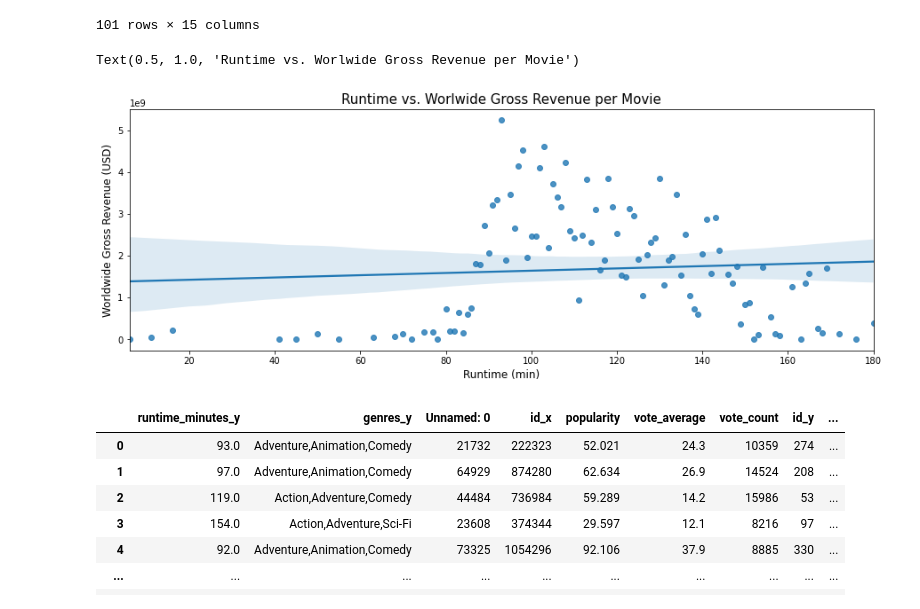
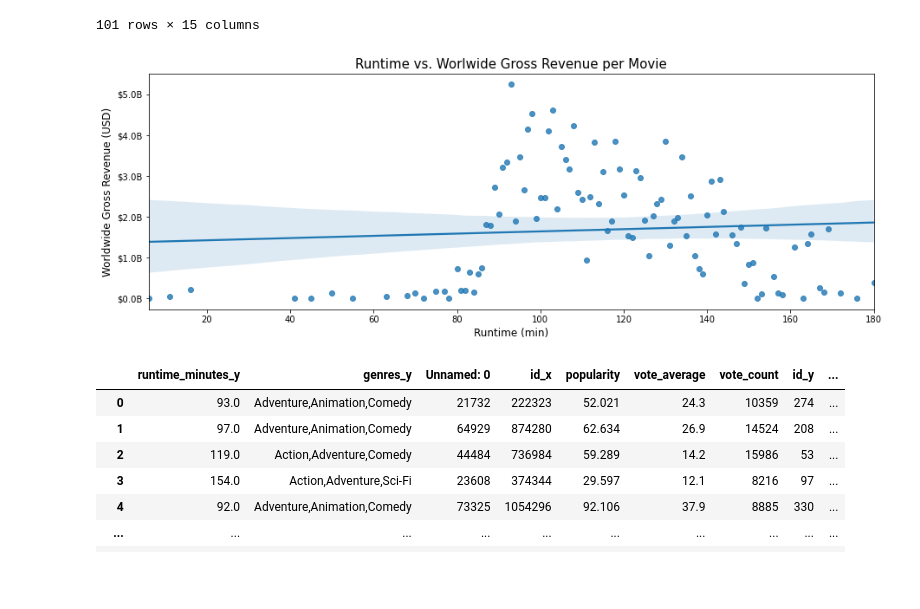
Before and after one commit to SpaceMonkey0453/Phase1_Project, a Jupyter notebook: Andre/Project_draft.ipynb, the cells around one changed output. Drawn from its saved outputs; the diff is of its cells as text; code cells hidden in the pictures; blank space fills up the shorter version.

```diff
--- a/Andre/Project_draft.ipynb
+++ b/Andre/Project_draft.ipynb
@@ -582,12 +582,13 @@ run
 # %%
 fig, ax = plt.subplots(figsize=(15, 5))
 sns.regplot(x=run["runtime_minutes_y"], y=run["worldwide_gross_int"],ax=ax)
 ax.set_xlabel("Runtime (min)", size = 12 )
 ax.set_ylabel("Worldwide Gross Revenue (USD)", size = 12)
 ax.set_title("Runtime vs. Worlwide Gross Revenue per Movie", size = 15)
+formatter = ticker.FuncFormatter(lambda x, pos: '$%1.1fB' % (x * 1e-9))
+ax.yaxis.set_major_formatter(formatter);
 # %% [output]
-Text(0.5, 1.0, 'Runtime vs. Worlwide Gross Revenue per Movie')
-[figure, old version]
+[figure, new version]
 # %%
 run_gen = mov_clean.groupby(["runtime_minutes_y","genres_y"]).sum().sort_values(by="worldwide_gross_int",ascending=False)
 run_gen.reset_index(inplace=True)
```
Also changed, not shown: parts of 3 cells of this notebook, 1 other file.
